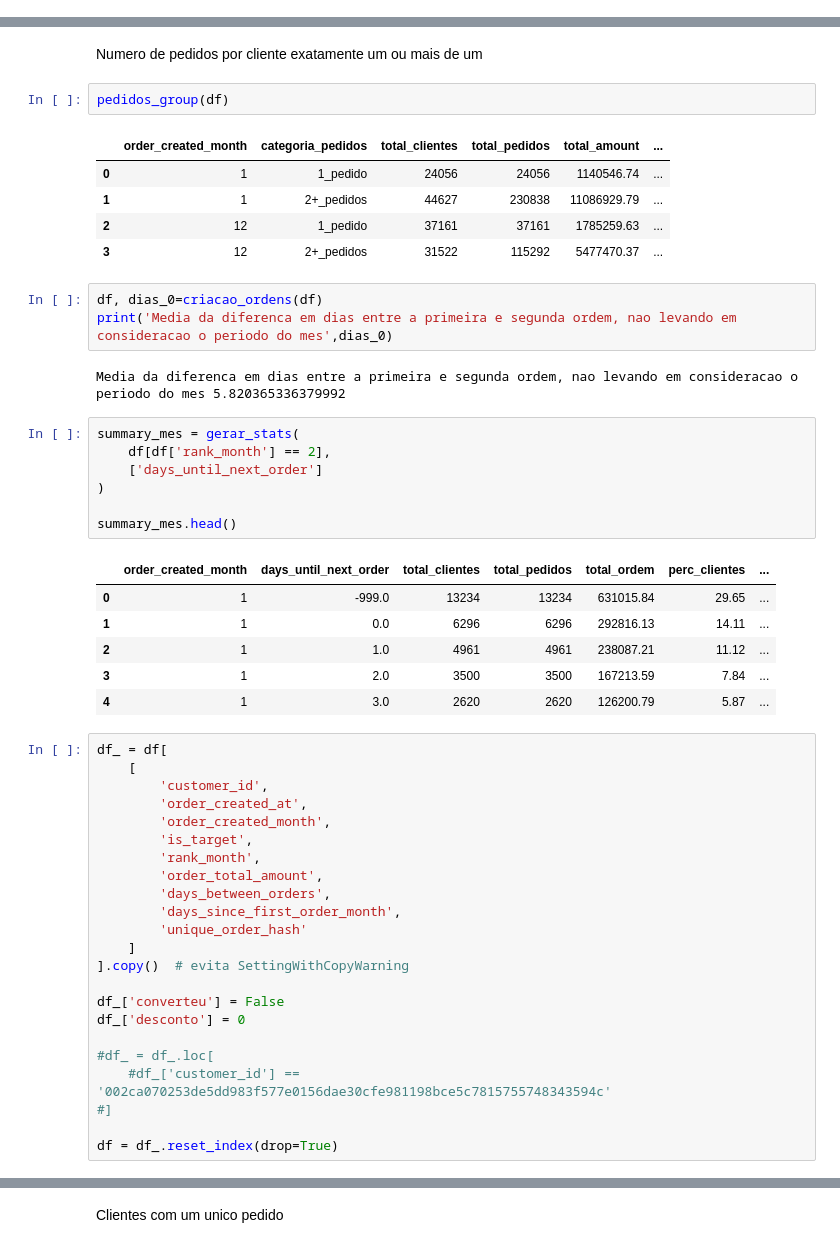
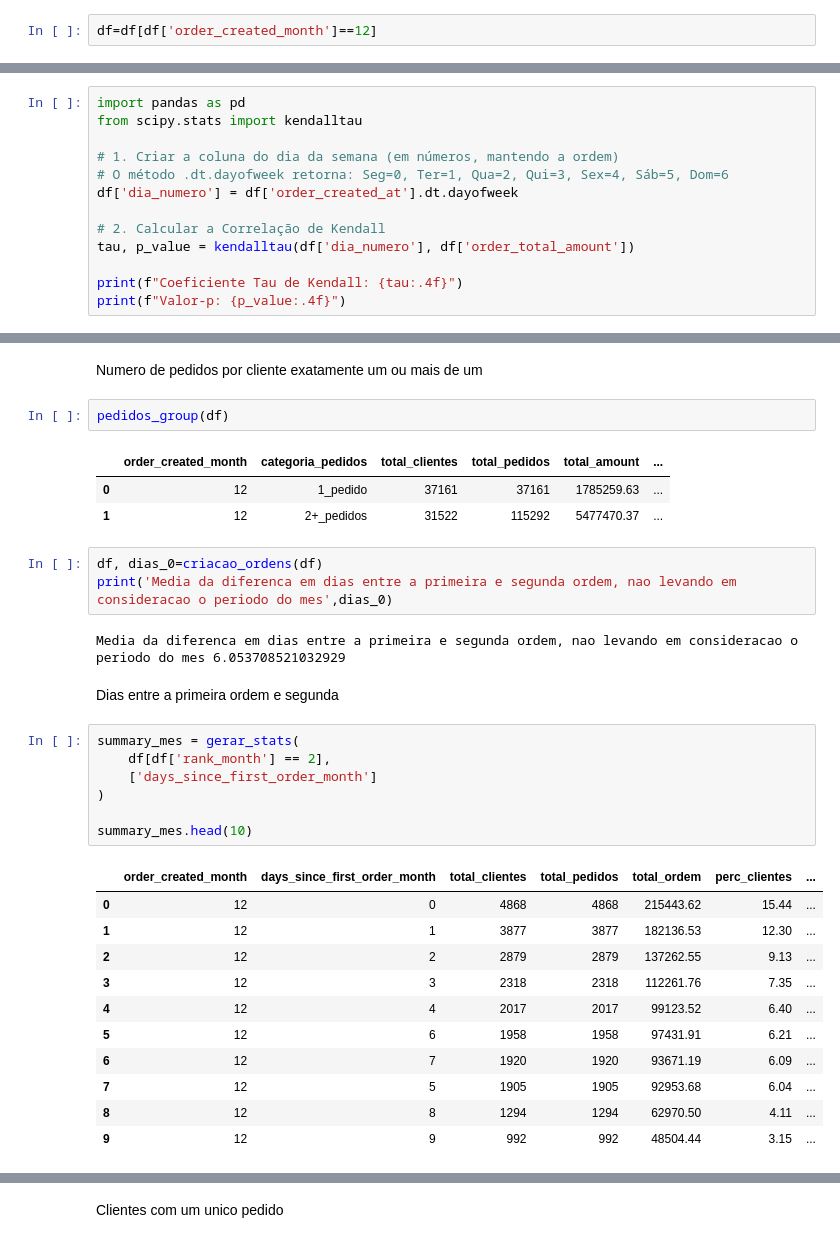
Before and after one commit to elianezanlorense/ifood_cs, a Jupyter notebook: code/notebook/05.cli_res.ipynb, the cells around one changed output, grey strips where cells are left out. Drawn from its saved outputs; the diff is of its cells as text.

```diff
--- a/code/notebook/05.cli_res.ipynb
+++ b/code/notebook/05.cli_res.ipynb
@@ -70,6 +73,8 @@ df_stats_mes
 |  | target | 38705 |
 | 12 | control | 29978 |
 |  | target | 38705 |
+# %%
+df=df[df['order_created_month']==12]
 # %% [markdown]
 Criando dias da semana, dia, hora
 # %%
@@ -87,0 +92,13 @@ summary_mes
+# %%
+import pandas as pd
+from scipy.stats import kendalltau
+
+# 1. Criar a coluna do dia da semana (em números, mantendo a ordem)
+# O método .dt.dayofweek retorna: Seg=0, Ter=1, Qua=2, Qui=3, Sex=4, Sáb=5, Dom=6
+df['dia_numero'] = df['order_created_at'].dt.dayofweek
+
+# 2. Calcular a Correlação de Kendall
+tau, p_value = kendalltau(df['dia_numero'], df['order_total_amount'])
+
+print(f"Coeficiente Tau de Kendall: {tau:.4f}")
+print(f"Valor-p: {p_value:.4f}")
@@ -95,49 +175,31 @@ Numero de pedidos por cliente exatamente um ou mais de um
 pedidos_group(df)
 # %% [output]
 |  | order_created_month | categoria_pedidos | total_clientes | total_pedidos | total_amount | ... |
-| 0 | 1 | 1_pedido | 24056 | 24056 | 1140546.74 | ... |
-| 1 | 1 | 2+_pedidos | 44627 | 230838 | 11086929.79 | ... |
-| 2 | 12 | 1_pedido | 37161 | 37161 | 1785259.63 | ... |
-| 3 | 12 | 2+_pedidos | 31522 | 115292 | 5477470.37 | ... |
+| 0 | 12 | 1_pedido | 37161 | 37161 | 1785259.63 | ... |
+| 1 | 12 | 2+_pedidos | 31522 | 115292 | 5477470.37 | ... |
 # %%
 df, dias_0=criacao_ordens(df)
 print('Media da diferenca em dias entre a primeira e segunda ordem, nao levando em consideracao o periodo do mes',dias_0)
 # %% [output]
-Media da diferenca em dias entre a primeira e segunda ordem, nao levando em consideracao o periodo do mes 5.820365336379992
+Media da diferenca em dias entre a primeira e segunda ordem, nao levando em consideracao o periodo do mes 6.053708521032929
+# %% [markdown]
+Dias entre a primeira ordem e segunda
 # %%
 summary_mes = gerar_stats(
     df[df['rank_month'] == 2],
-    ['days_until_next_order']
+    ['days_since_first_order_month']
 )
 
-summary_mes.head()
+summary_mes.head(10)
 # %% [output]
-|  | order_created_month | days_until_next_order | total_clientes | total_pedidos | total_ordem | perc_clientes | ... |
-| 0 | 1 | -999.0 | 13234 | 13234 | 631015.84 | 29.65 | ... |
-| 1 | 1 | 0.0 | 6296 | 6296 | 292816.13 | 14.11 | ... |
-| 2 | 1 | 1.0 | 4961 | 4961 | 238087.21 | 11.12 | ... |
-| 3 | 1 | 2.0 | 3500 | 3500 | 167213.59 | 7.84 | ... |
-| 4 | 1 | 3.0 | 2620 | 2620 | 126200.79 | 5.87 | ... |
+|  | order_created_month | days_since_first_order_month | total_clientes | total_pedidos | total_ordem | perc_clientes | ... |
+| 0 | 12 | 0 | 4868 | 4868 | 215443.62 | 15.44 | ... |
+| 1 | 12 | 1 | 3877 | 3877 | 182136.53 | 12.30 | ... |
+| 2 | 12 | 2 | 2879 | 2879 | 137262.55 | 9.13 | ... |
+| 3 | 12 | 3 | 2318 | 2318 | 112261.76 | 7.35 | ... |
+| 4 | 12 | 4 | 2017 | 2017 | 99123.52 | 6.40 | ... |
+| 5 | 12 | 6 | 1958 | 1958 | 97431.91 | 6.21 | ... |
+| 6 | 12 | 7 | 1920 | 1920 | 93671.19 | 6.09 | ... |
+| 7 | 12 | 5 | 1905 | 1905 | 92953.68 | 6.04 | ... |
+| 8 | 12 | 8 | 1294 | 1294 | 62970.50 | 4.11 | ... |
+| 9 | 12 | 9 | 992 | 992 | 48504.44 | 3.15 | ... |
-# %%
-df_ = df[
-    [
-        'customer_id',
-        'order_created_at',
-        'order_created_month',
-        'is_target',
-        'rank_month',
-        'order_total_amount',
-        'days_between_orders',
-        'days_since_first_order_month',
-        'unique_order_hash'
-    ]
-].copy()  # evita SettingWithCopyWarning
-
-df_['converteu'] = False
-df_['desconto'] = 0
-
-#df_ = df_.loc[
-    #df_['customer_id'] == '002ca070253de5dd983f577e0156dae30cfe981198bce5c7815755748343594c'
-#]
-
-df = df_.reset_index(drop=True)
```
Also changed, not shown: parts of 45 cells of this notebook, 6 other files.
